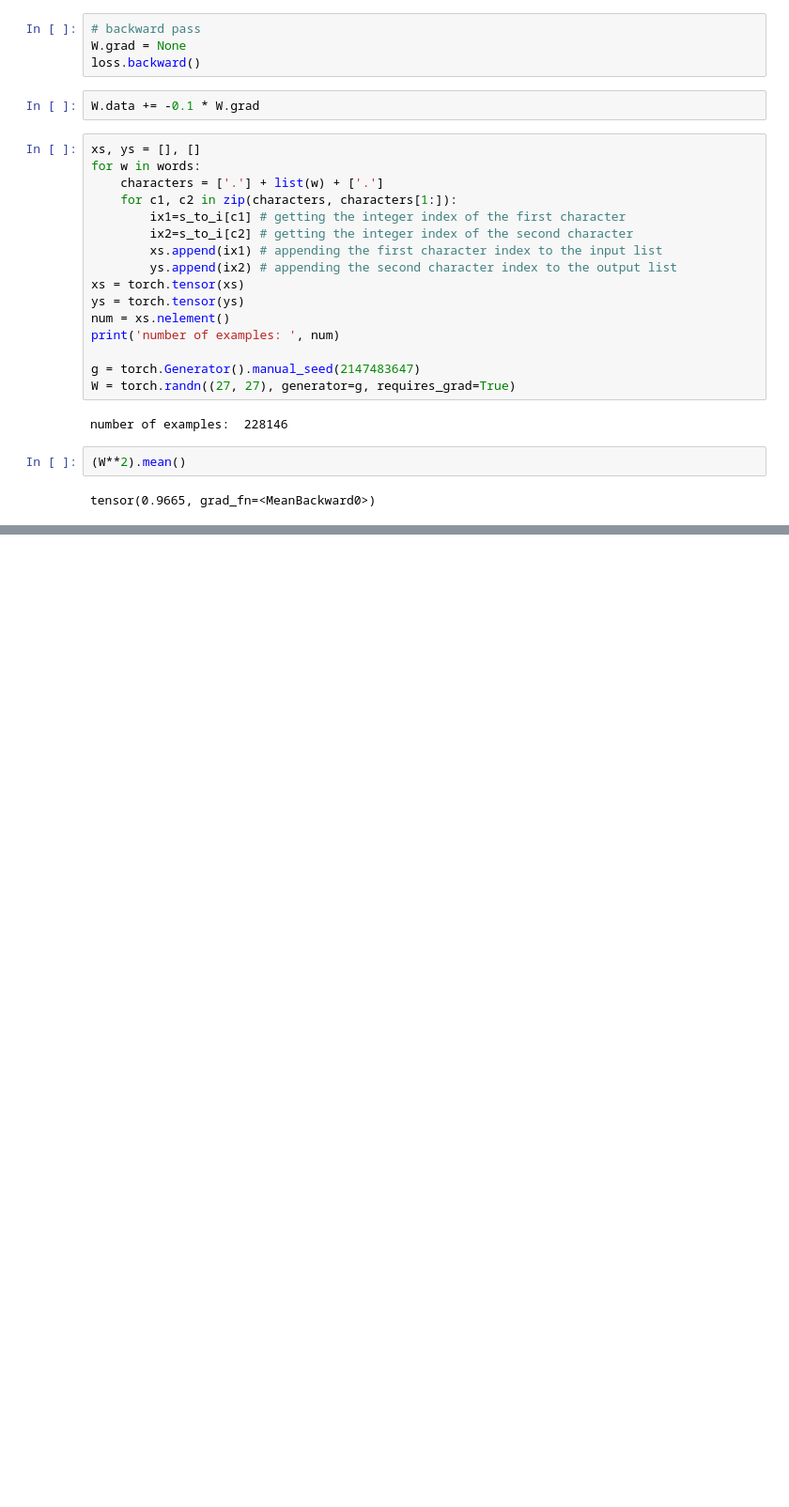
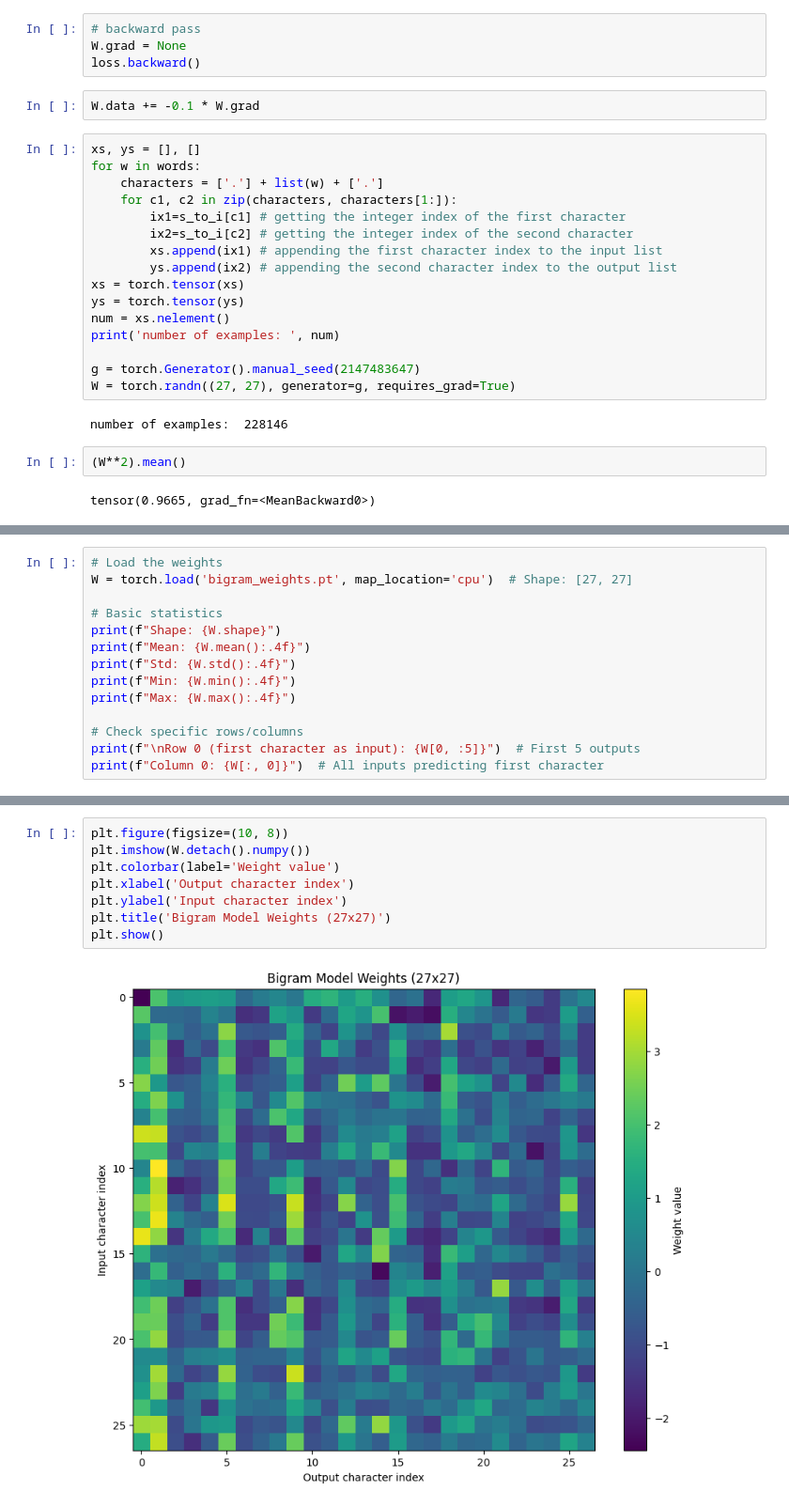
Before and after one commit to yash2043/build_makemore, a Jupyter notebook: notebook/file1.ipynb, the cells around one changed output, grey strips where cells are left out. Shown at 94% size. Drawn from its saved outputs; the diff is of its cells as text; blank space fills up the shorter version.

```diff
--- a/notebook/file1.ipynb
+++ b/notebook/file1.ipynb
@@ -494,0 +538,14 @@ ka.
+# %%
+# Load the weights
+W = torch.load('bigram_weights.pt', map_location='cpu')  # Shape: [27, 27]
+
+# Basic statistics
+print(f"Shape: {W.shape}")
+print(f"Mean: {W.mean():.4f}")
+print(f"Std: {W.std():.4f}")
+print(f"Min: {W.min():.4f}")
+print(f"Max: {W.max():.4f}")
+
+# Check specific rows/columns
+print(f"\nRow 0 (first character as input): {W[0, :5]}")  # First 5 outputs
+print(f"Column 0: {W[:, 0]}")  # All inputs predicting first character
@@ -494,0 +564,10 @@ ka.
+# %%
+plt.figure(figsize=(10, 8))
+plt.imshow(W.detach().numpy())
+plt.colorbar(label='Weight value')
+plt.xlabel('Output character index')
+plt.ylabel('Input character index')
+plt.title('Bigram Model Weights (27x27)')
+plt.show()
+# %% [output]
+[figure, added]
```
Also changed, not shown: parts of 11 cells of this notebook, 3 other files.
